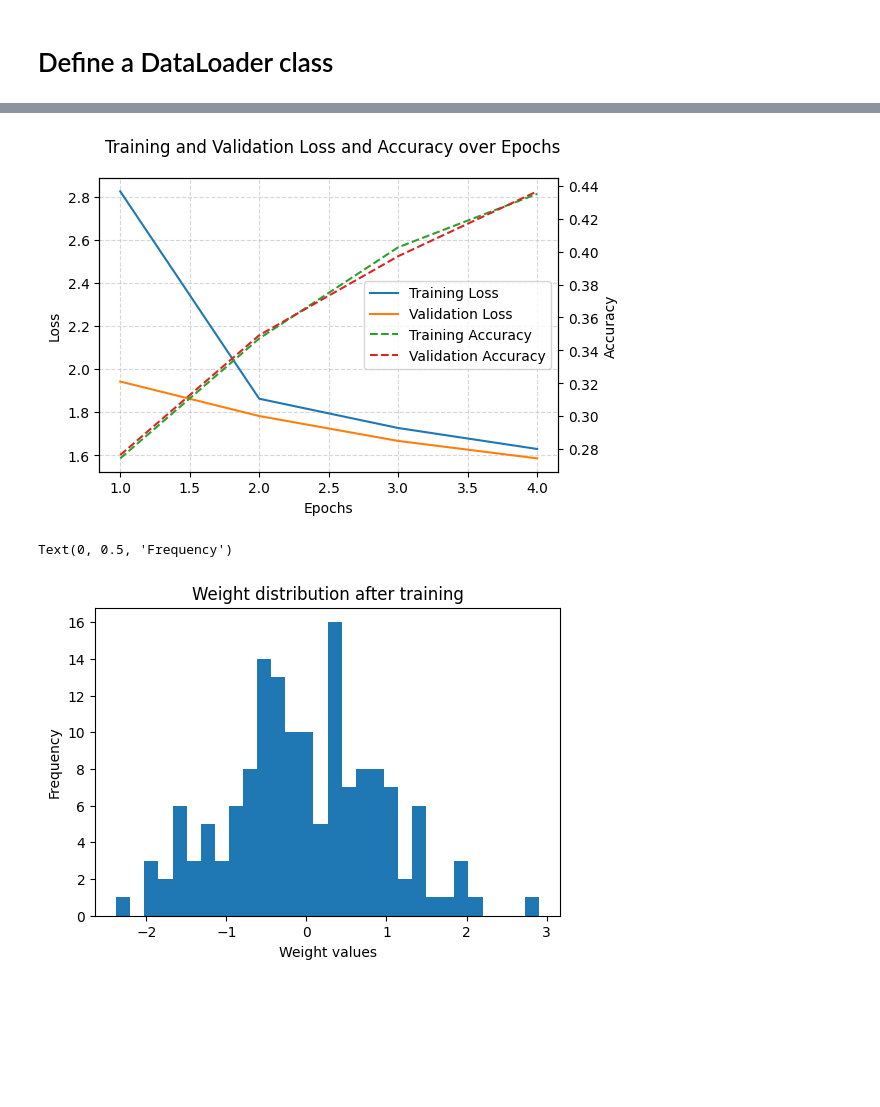
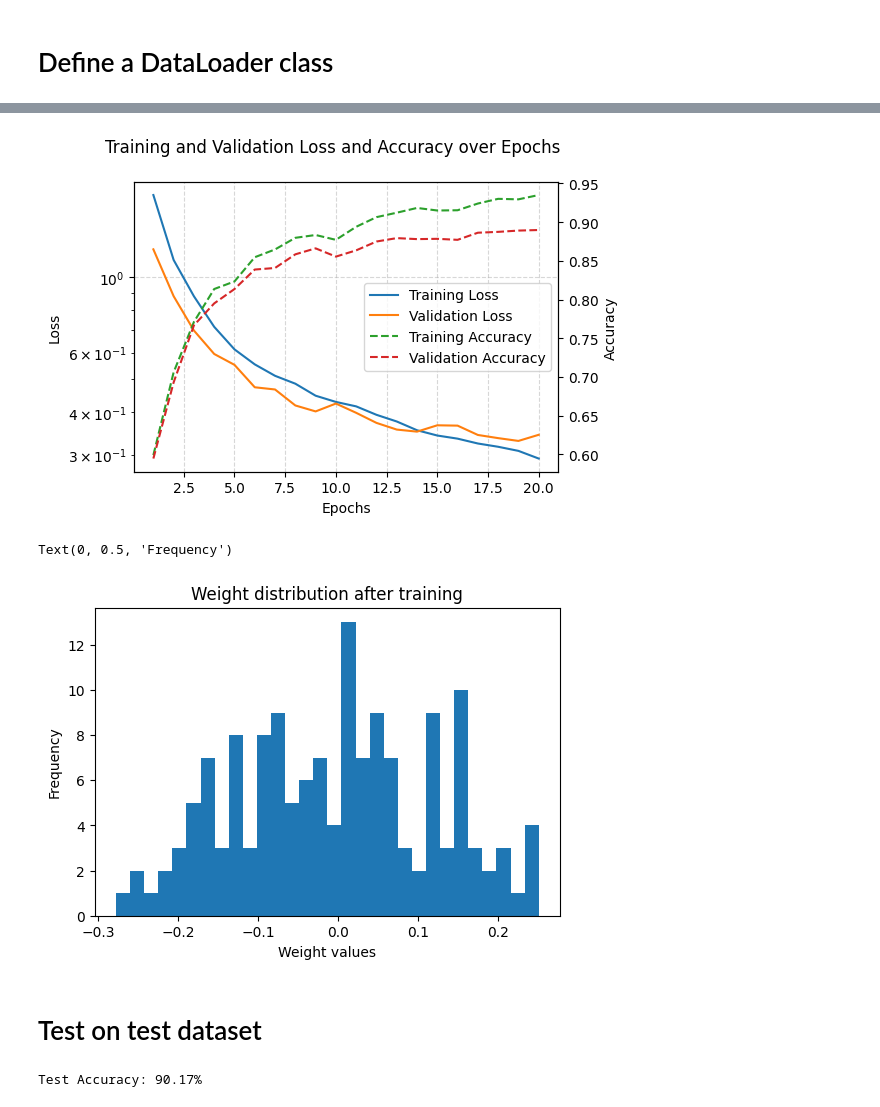
Before and after one commit to AI-Journal-Club/First_data_challenge, a Jupyter notebook: LeNet_Training.ipynb, the cells around one changed output, grey strips where cells are left out. Saved outputs shown, nothing was run; the diff lists cells and outputs as text; code cells hidden in the pictures; blank space fills up the shorter version.

```diff
--- a/LeNet_Training.ipynb
+++ b/LeNet_Training.ipynb
@@ -121,7 +127,9 @@ a = images_train.shape
 # %%
-image_train_tensor = torch.tensor(images_train)
+image_train_tensor = torch.tensor(images_train) # convert to float32 to avoid errors in activation functions
+image_train_tensor = image_train_tensor.to(torch.float32) / image_train_tensor.max()
 label_train_tensor = torch.tensor(labels_train)
 image_test_tensor = torch.tensor(images_test)
+image_test_tensor = image_test_tensor.to(torch.float32) / image_test_tensor.max()
 label_test_tensor = torch.tensor(labels_test)
 
 # Split the training data into training and validation sets
@@ -141,4 +162,9 @@ valloader = DataLoader(val_data, batch_size=BATCH_SIZE_VALIDATION, shuffle=False
 # %%
+LR = 0.001 # Learning Rate
+NUM_EPOCHS = 20
+
+model = LeNet_v2()
+
 optimizer = optim.Adam(model.parameters(), lr=LR)
 criterion = nn.CrossEntropyLoss()
 
@@ -154,8 +180,6 @@ def evaluate_accuracy(loader):
             total += label_.size(0)
             correct += (predicted == label_).sum().item()
     return correct / total
-
-# model.layer_summary((256, 1, 28, 28))
 # %%
 train_loss_ = []
 val_loss_ = []
@@ -211,5 +243,5 @@ epoch : 4/4; Validation loss = 1.584345; Training loss = 1.627975
 # %%
-# plot the losses
+# plot the losses and accuracies
 epochs = range(1, NUM_EPOCHS + 1)
 
 fig, ax1 = plt.subplots(figsize=(6, 4))
@@ -219,32 +251,45 @@ ax1.plot(epochs, val_loss_, label='Validation Loss', color='tab:orange')
 ax1.set_xlabel('Epochs')
 ax1.set_ylabel('Loss')
 ax1.tick_params(axis='y')
+ax1.set_yscale('log')
 ax1.grid(True, linestyle='--', alpha=0.5)
 
 ax2 = ax1.twinx()
 ax2.plot(epochs, train_acc, label='Training Accuracy', color='tab:green', linestyle='--')
 ax2.plot(epochs, val_acc, label='Validation Accuracy', color='tab:red', linestyle='--')
 ax2.set_ylabel('Accuracy')
 ax2.tick_params(axis='y')
 
 # Title and legend
 fig.suptitle('Training and Validation Loss and Accuracy over Epochs')
 
 # Combine legends from both axes
 lines, labels = ax1.get_legend_handles_labels()
 lines2, labels2 = ax2.get_legend_handles_labels()
 ax1.legend(lines + lines2, labels + labels2, loc='center right')
 
 plt.tight_layout()
 plt.show()
 
 # plot the distribution of weights after training
 plt.figure(figsize=(6, 4))
 plt.hist(model.net[0].weight.data.numpy().flatten(), bins=30)
 plt.title('Weight distribution after training')
 plt.xlabel('Weight values')
 plt.ylabel('Frequency')
 # %% [output]
-[figure, old version]
+[figure, new version]
 Text(0, 0.5, 'Frequency')
-[figure, old version]
+[figure, new version]
+# %% [markdown]
+# Test on test dataset
+# %%
+# Now we need to evaluate the trained model on the test dataset
+test_dataset = TensorDataset(image_test_tensor, label_test_tensor)
+testloader = DataLoader(test_dataset, batch_size=1, shuffle=False)
+
+# Test on test dataset
+test_accuracy = evaluate_accuracy(testloader)
+print(f'Test Accuracy: {test_accuracy * 100:.2f}%')
+# %% [output]
+Test Accuracy: 90.17%
```
Also changed, not shown: parts of 8 cells of this notebook, 1 other file.
